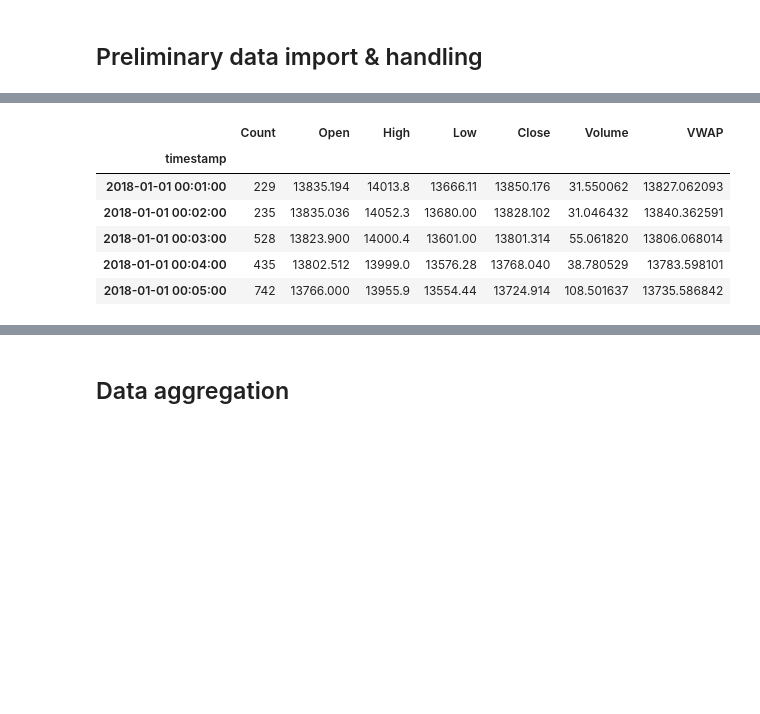
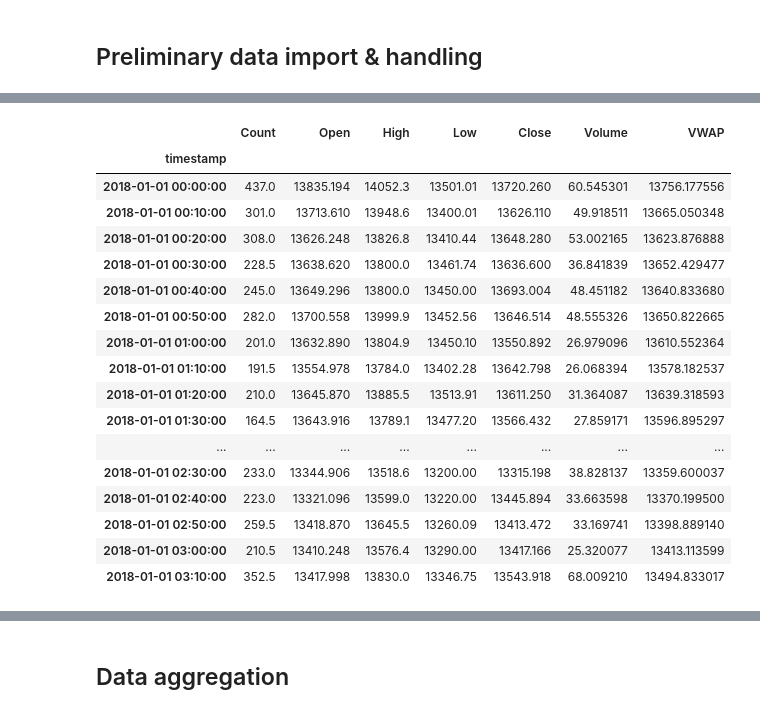
Before and after one commit to lcsrodriguez/cryptotrading, a Jupyter notebook: notebooks/bitcoin_trading.ipynb, the cells around one changed output, grey strips where cells are left out. Drawn from its saved outputs; the diff is of its cells as text; code cells hidden in the pictures; blank space fills up the shorter version.

```diff
--- a/notebooks/bitcoin_trading.ipynb
+++ b/notebooks/bitcoin_trading.ipynb
@@ -14,14 +34,40 @@ df = pq.read_pandas(source=f"{Utils.ASSETS_FOLDER}/parquet/{Utils.get_asset_id('
+# %%
+# Resampling to 10-min bins
+df = df.resample("10T").agg({
+    "Count": "median",
+    "Open": "first",
+    "High": "max",
+    "Low": "min",
+    "Close": "last",
+    "Volume": "mean",
+    "VWAP": "mean"
+})
+
+# Removing NaN and broadcasting it to `Count`
+df["Count"] = pd.to_numeric(arg=df["Count"], downcast="integer")
+df.fillna(method="ffill", inplace=True)
 # %%
 # Displaying first rows
-df.head()
+df.head(20)
 # %% [output]
 |  | Count | Open | High | Low | Close | Volume | VWAP |
 | timestamp |  |  |  |  |  |  |  |
-| 2018-01-01 00:01:00 | 229 | 13835.194 | 14013.8 | 13666.11 | 13850.176 | 31.550062 | 13827.062093 |
-| 2018-01-01 00:02:00 | 235 | 13835.036 | 14052.3 | 13680.00 | 13828.102 | 31.046432 | 13840.362591 |
-| 2018-01-01 00:03:00 | 528 | 13823.900 | 14000.4 | 13601.00 | 13801.314 | 55.061820 | 13806.068014 |
-| 2018-01-01 00:04:00 | 435 | 13802.512 | 13999.0 | 13576.28 | 13768.040 | 38.780529 | 13783.598101 |
-| 2018-01-01 00:05:00 | 742 | 13766.000 | 13955.9 | 13554.44 | 13724.914 | 108.501637 | 13735.586842 |
+| 2018-01-01 00:00:00 | 437.0 | 13835.194 | 14052.3 | 13501.01 | 13720.260 | 60.545301 | 13756.177556 |
+| 2018-01-01 00:10:00 | 301.0 | 13713.610 | 13948.6 | 13400.01 | 13626.110 | 49.918511 | 13665.050348 |
+| 2018-01-01 00:20:00 | 308.0 | 13626.248 | 13826.8 | 13410.44 | 13648.280 | 53.002165 | 13623.876888 |
+| 2018-01-01 00:30:00 | 228.5 | 13638.620 | 13800.0 | 13461.74 | 13636.600 | 36.841839 | 13652.429477 |
+| 2018-01-01 00:40:00 | 245.0 | 13649.296 | 13800.0 | 13450.00 | 13693.004 | 48.451182 | 13640.833680 |
+| 2018-01-01 00:50:00 | 282.0 | 13700.558 | 13999.9 | 13452.56 | 13646.514 | 48.555326 | 13650.822665 |
+| 2018-01-01 01:00:00 | 201.0 | 13632.890 | 13804.9 | 13450.10 | 13550.892 | 26.979096 | 13610.552364 |
+| 2018-01-01 01:10:00 | 191.5 | 13554.978 | 13784.0 | 13402.28 | 13642.798 | 26.068394 | 13578.182537 |
+| 2018-01-01 01:20:00 | 210.0 | 13645.870 | 13885.5 | 13513.91 | 13611.250 | 31.364087 | 13639.318593 |
+| 2018-01-01 01:30:00 | 164.5 | 13643.916 | 13789.1 | 13477.20 | 13566.432 | 27.859171 | 13596.895297 |
+| ... | ... | ... | ... | ... | ... | ... | ... |
+| 2018-01-01 02:30:00 | 233.0 | 13344.906 | 13518.6 | 13200.00 | 13315.198 | 38.828137 | 13359.600037 |
+| 2018-01-01 02:40:00 | 223.0 | 13321.096 | 13599.0 | 13220.00 | 13445.894 | 33.663598 | 13370.199500 |
+| 2018-01-01 02:50:00 | 259.5 | 13418.870 | 13645.5 | 13260.09 | 13413.472 | 33.169741 | 13398.889140 |
+| 2018-01-01 03:00:00 | 210.5 | 13410.248 | 13576.4 | 13290.00 | 13417.166 | 25.320077 | 13413.113599 |
+| 2018-01-01 03:10:00 | 352.5 | 13417.998 | 13830.0 | 13346.75 | 13543.918 | 68.009210 | 13494.833017 |
 # %%
 # Some statistical analysis
 df.describe()
```
Also changed, not shown: parts of 10 cells of this notebook, 2 other files.
